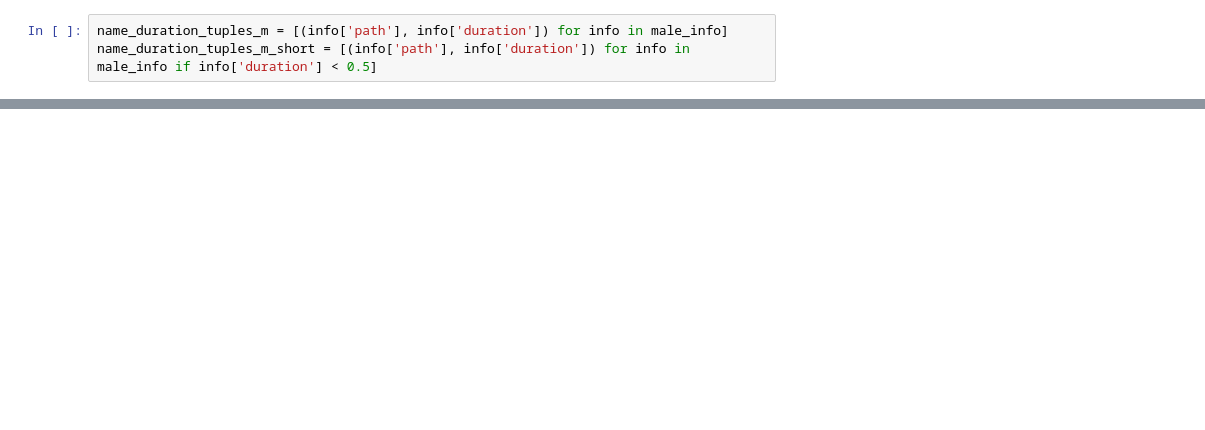
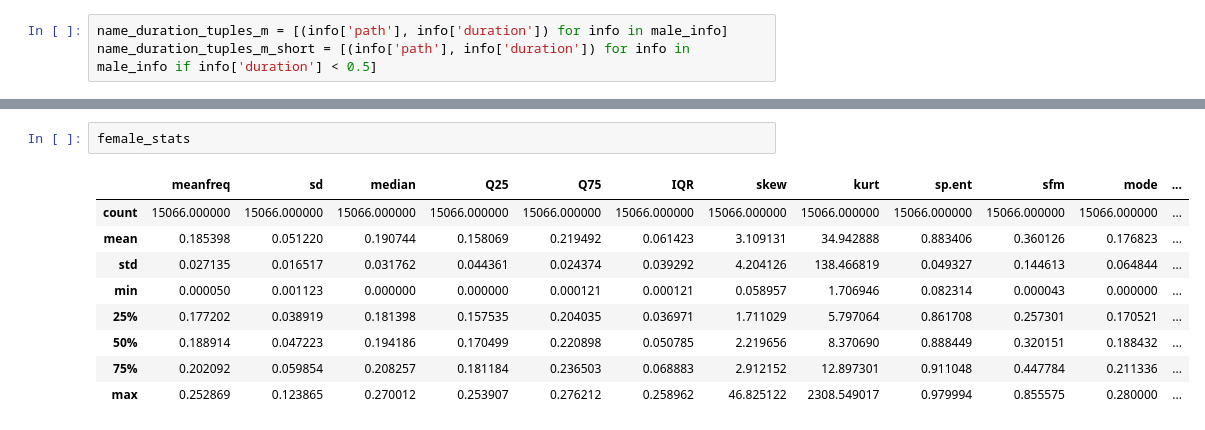
Before and after one commit to RSPB/mfmodel, a Jupyter notebook: data_analysis.ipynb, the cells around one changed output, grey strips where cells are left out. Drawn from its saved outputs; the diff is of its cells as text; blank space fills up the shorter version.

```diff
--- a/data_analysis.ipynb
+++ b/data_analysis.ipynb
@@ -92,0 +111,12 @@ TypeError: not enough arguments for format string
+# %%
+female_stats
+# %% [output]
+|  | meanfreq | sd | median | Q25 | Q75 | IQR | skew | kurt | sp.ent | sfm | mode | ... |
+| count | 15066.000000 | 15066.000000 | 15066.000000 | 15066.000000 | 15066.000000 | 15066.000000 | 15066.000000 | 15066.000000 | 15066.000000 | 15066.000000 | 15066.000000 | ... |
+| mean | 0.185398 | 0.051220 | 0.190744 | 0.158069 | 0.219492 | 0.061423 | 3.109131 | 34.942888 | 0.883406 | 0.360126 | 0.176823 | ... |
+| std | 0.027135 | 0.016517 | 0.031762 | 0.044361 | 0.024374 | 0.039292 | 4.204126 | 138.466819 | 0.049327 | 0.144613 | 0.064844 | ... |
+| min | 0.000050 | 0.001123 | 0.000000 | 0.000000 | 0.000121 | 0.000121 | 0.058957 | 1.706946 | 0.082314 | 0.000043 | 0.000000 | ... |
+| 25% | 0.177202 | 0.038919 | 0.181398 | 0.157535 | 0.204035 | 0.036971 | 1.711029 | 5.797064 | 0.861708 | 0.257301 | 0.170521 | ... |
+| 50% | 0.188914 | 0.047223 | 0.194186 | 0.170499 | 0.220898 | 0.050785 | 2.219656 | 8.370690 | 0.888449 | 0.320151 | 0.188432 | ... |
+| 75% | 0.202092 | 0.059854 | 0.208257 | 0.181184 | 0.236503 | 0.068883 | 2.912152 | 12.897301 | 0.911048 | 0.447784 | 0.211336 | ... |
+| max | 0.252869 | 0.123865 | 0.270012 | 0.253907 | 0.276212 | 0.258962 | 46.825122 | 2308.549017 | 0.979994 | 0.855575 | 0.280000 | ... |
```
Also changed, not shown: parts of 11 cells of this notebook, 4 other files.
